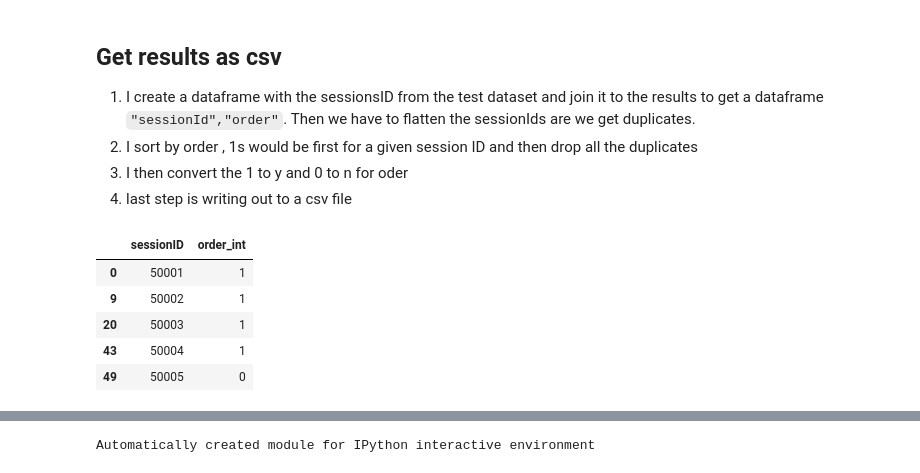
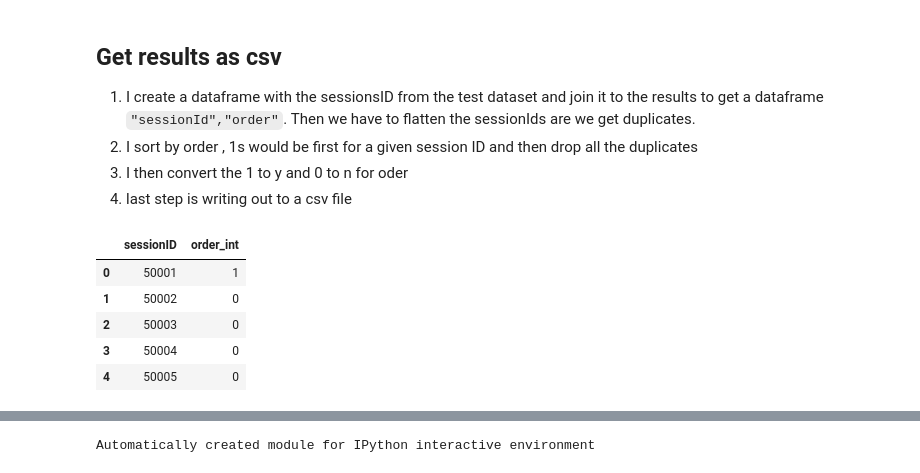
Before and after one commit to BrainMonkey/ml-contest1, a Jupyter notebook: python/jhiciano.ipynb, the cells around one changed output, grey strips where cells are left out. Drawn from its saved outputs; the diff is of its cells as text; code cells hidden in the pictures.

```diff
--- a/python/jhiciano.ipynb
+++ b/python/jhiciano.ipynb
@@ -284,0 +386,4 @@ df_test.describe()
+# %%
+len(df_test)
+df_test_new['ordered'].fillna(0.470363, inplace=True)
+df_test_new.head(200)
@@ -305,3 +420,6 @@ df_test_cl.describe()
+# %%
+df_test_cl.describe()
+df_test_new=pd.DataFrame(df_test_new).fillna(0)
 # %%
 df_train_clensed.describe()
 # %% [output]
@@ -317,7 +435,7 @@ df_train_clensed.describe()
 # %% [markdown]
 ## Create training and testing datasets
 # %%
-X, y = df_train_clensed.drop(['ordered'],axis=1), df_train_clensed.ordered
+X, y = df_train_new.drop(['order'],axis=1), df_train_new.order
 X_train, X_test, y_train, y_test = train_test_split(X, y, test_size=0.15, random_state=68)
 # %%
 #create an array of models as base to see what has highest base score to select for tuning
@@ -549,5 +665,5 @@ df_test_cl.head(1)
 # %%
-results = clf2.predict(df_test_cl)
+results = clf2.predict(df_test_new)
 # %% [markdown]
 ## Get results as csv
 
@@ -556,17 +672,17 @@ results = clf2.predict(df_test_cl)
 1. I then convert the 1 to y and 0 to n for oder
 1. last step is writing out to a csv file
 # %%
-df_results = pd.DataFrame({"sessionID":df_test.sessionID, "order_int":results})
+df_results = pd.DataFrame({"sessionID":df_test_new.sessionID, "order_int":results})
 df_results.sort_values(by=['order_int'], ascending=False)
 df_dist  = df_results.drop_duplicates(subset = "sessionID", )
 df_dist.head()
 # %% [output]
 |  | sessionID | order_int |
 | 0 | 50001 | 1 |
-| 9 | 50002 | 1 |
-| 20 | 50003 | 1 |
-| 43 | 50004 | 1 |
-| 49 | 50005 | 0 |
+| 1 | 50002 | 0 |
+| 2 | 50003 | 0 |
+| 3 | 50004 | 0 |
+| 4 | 50005 | 0 |
 # %%
 df_dist.loc[df_dist['order_int']==1,'order'] = 'y'
 df_dist['order'].fillna('n', inplace=True)
```
Also changed, not shown: parts of 27 cells of this notebook, 1 other file.
